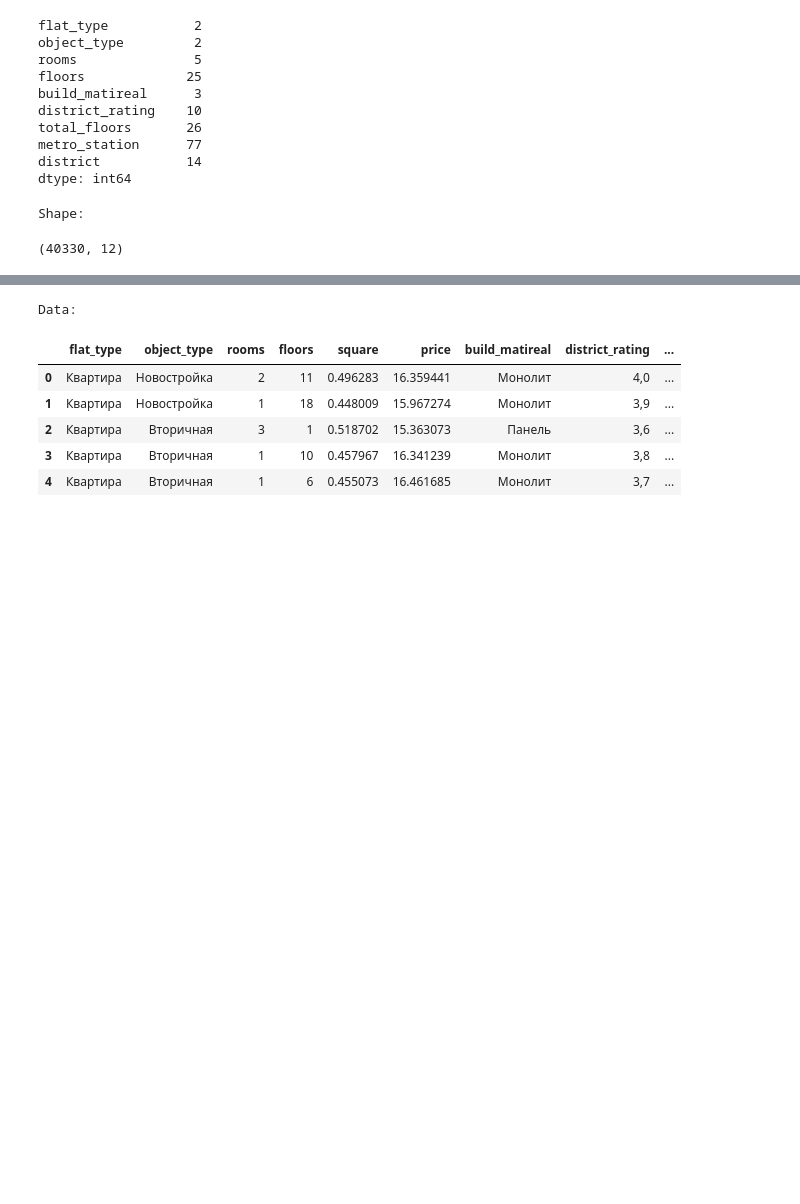
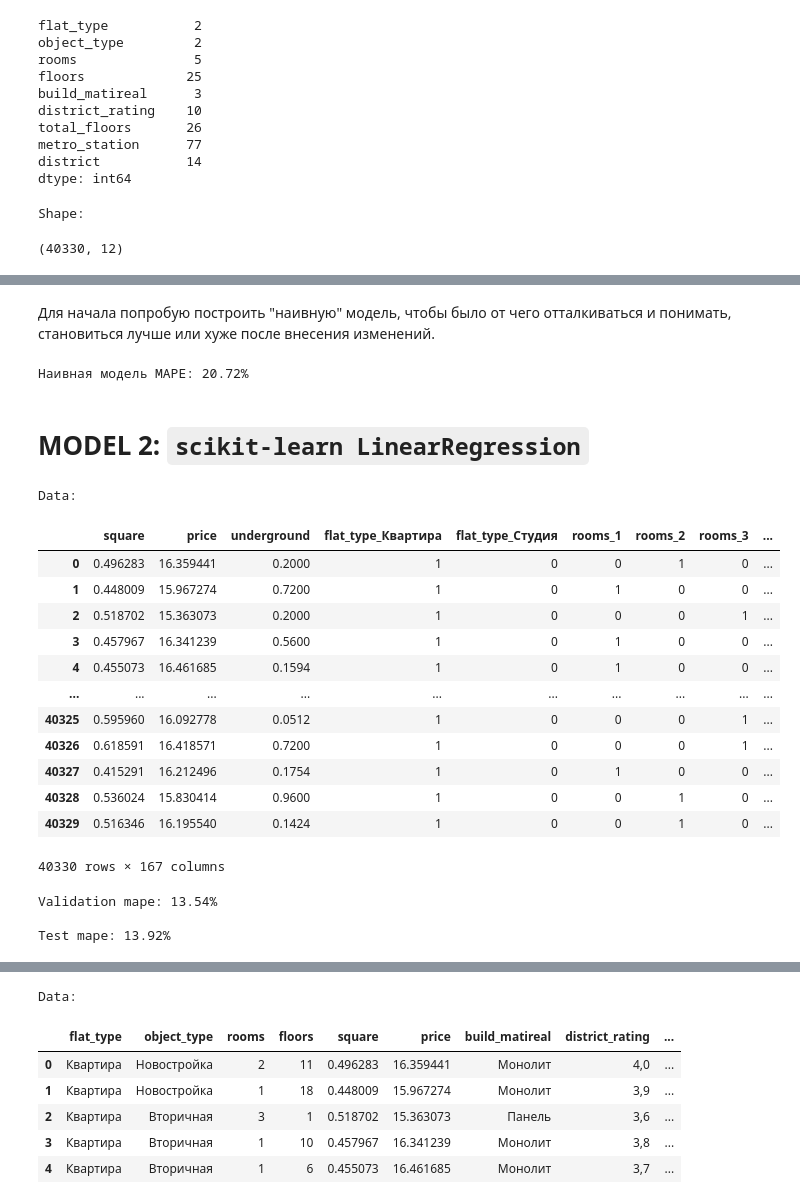
Before and after one commit to alxkzncoff/house_price_prediction, a Jupyter notebook: model.ipynb, the cells around one changed output, grey strips where cells are left out. Saved outputs shown, nothing was run; the diff lists cells and outputs as text; code cells hidden in the pictures; blank space fills up the shorter version.

```diff
--- a/model.ipynb
+++ b/model.ipynb
@@ -138,0 +142,2 @@ Shape:
+# %% [markdown]
+Для начала попробую построить "наивную" модель, чтобы было от чего отталкиваться и понимать, становиться лучше или хуже после внесения изменений.
@@ -138,0 +147,18 @@ Shape:
+# %%
+# split данных
+df_train, df_test = train_test_split(df, test_size=0.15, shuffle=True, random_state=RANDOM_SEED)
+
+predicts = []
+for index, row in pd.DataFrame(df_test[['rooms', 'square']]).iterrows():
+    query = f"rooms == '{row[0]}' and square == '{row[1]}'"
+    predicts.append(df_train.query(query)['price'].median())
+
+predicts = pd.DataFrame(predicts)
+predicts = predicts.fillna(predicts.median())
+
+# держу в голове, что в EDA я логорифмировал таргет, нужно произвести обратное действие
+print(f"Наивная модель MAPE: {(mape(np.expm1(df_test['price']), np.expm1(predicts.values[:, 0])))*100:0.2f}%")
+# %% [output]
+Наивная модель MAPE: 20.72%
+# %% [markdown]
+# MODEL 2: `scikit-learn LinearRegression`
@@ -138,0 +232,24 @@ Shape:
+# %%
+cat = ['flat_type', 'rooms', 'object_type', 'floors', 'build_matireal',
+       'district_rating', 'total_floors',  'metro_station',  'district']
+num = ['square', 'underground']
+
+prediction = simple_model(df, num, cat)
+# %% [output]
+Data:
+|  | square | price | underground | flat_type_Квартира | flat_type_Студия | rooms_1 | rooms_2 | rooms_3 | ... |
+| 0 | 0.496283 | 16.359441 | 0.2000 | 1 | 0 | 0 | 1 | 0 | ... |
+| 1 | 0.448009 | 15.967274 | 0.7200 | 1 | 0 | 1 | 0 | 0 | ... |
+| 2 | 0.518702 | 15.363073 | 0.2000 | 1 | 0 | 0 | 0 | 1 | ... |
+| 3 | 0.457967 | 16.341239 | 0.5600 | 1 | 0 | 1 | 0 | 0 | ... |
+| 4 | 0.455073 | 16.461685 | 0.1594 | 1 | 0 | 1 | 0 | 0 | ... |
+| ... | ... | ... | ... | ... | ... | ... | ... | ... | ... |
+| 40325 | 0.595960 | 16.092778 | 0.0512 | 1 | 0 | 0 | 0 | 1 | ... |
+| 40326 | 0.618591 | 16.418571 | 0.7200 | 1 | 0 | 0 | 0 | 1 | ... |
+| 40327 | 0.415291 | 16.212496 | 0.1754 | 1 | 0 | 1 | 0 | 0 | ... |
+| 40328 | 0.536024 | 15.830414 | 0.9600 | 1 | 0 | 0 | 1 | 0 | ... |
+| 40329 | 0.516346 | 16.195540 | 0.1424 | 1 | 0 | 0 | 1 | 0 | ... |
+40330 rows × 167 columns
+Validation mape: 13.54%
+
+Test mape: 13.92%
```
Also changed, not shown: parts of 19 cells of this notebook.
